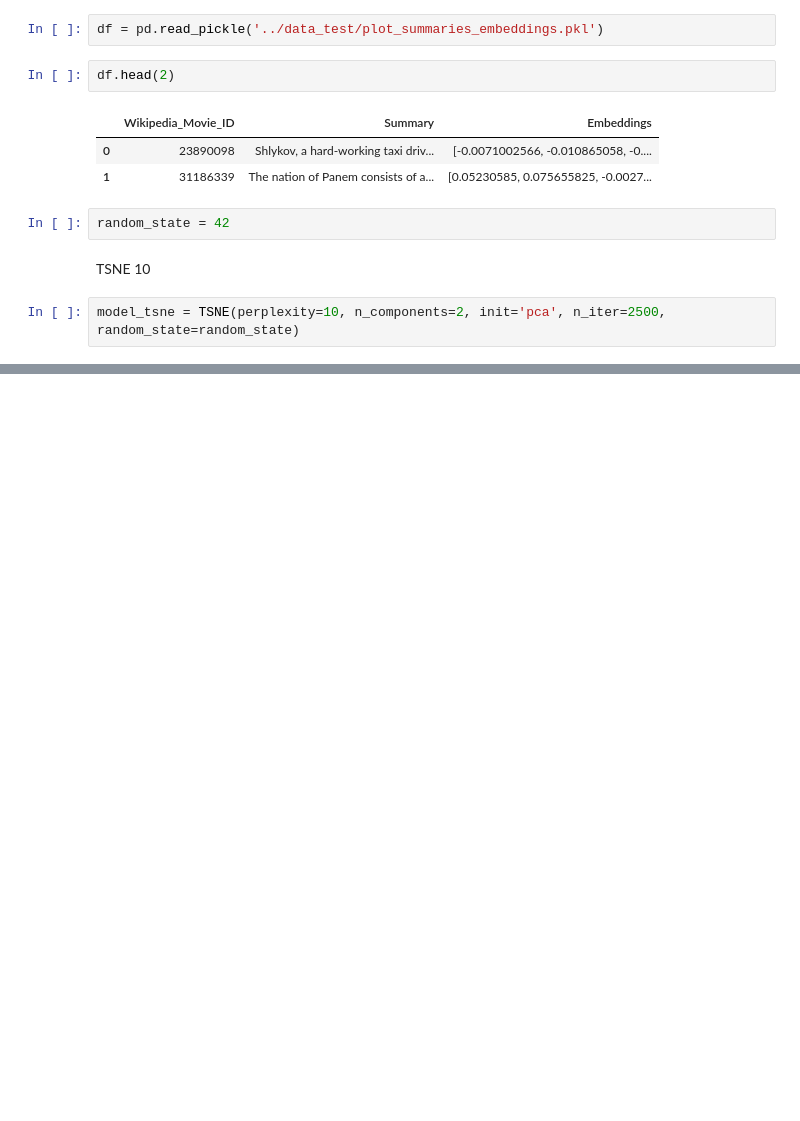
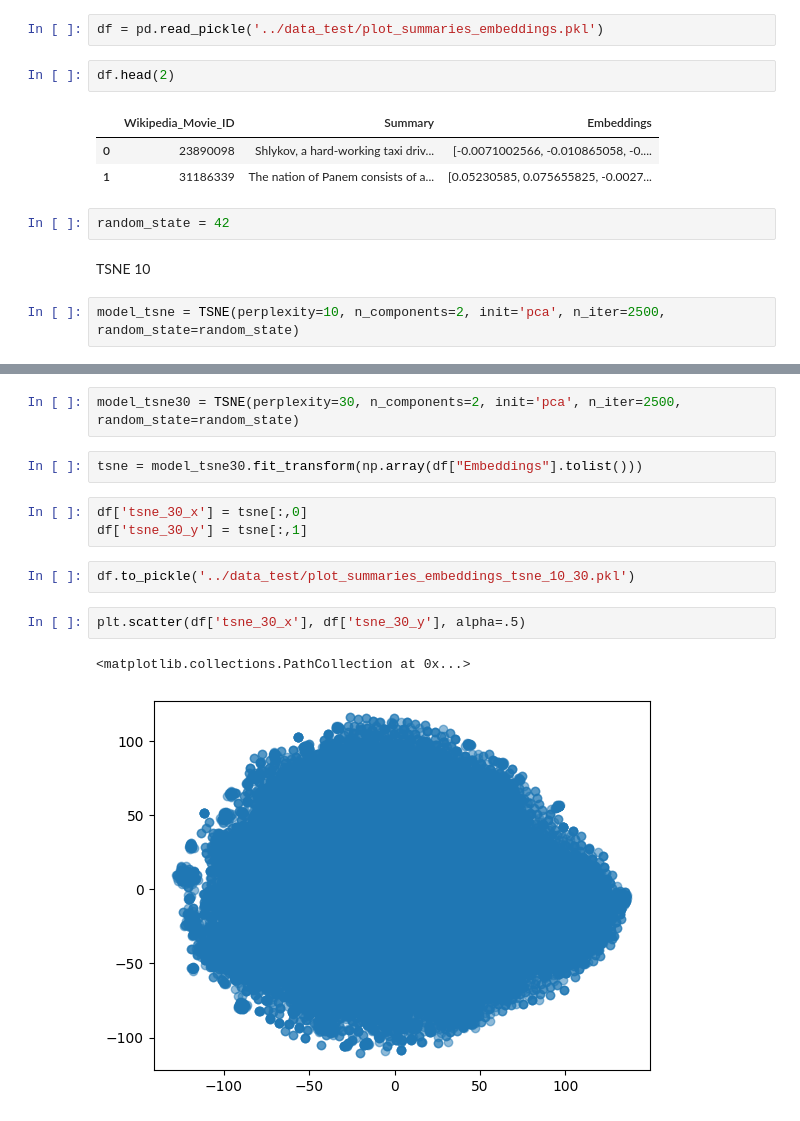
Before and after one commit to epfl-ada/ada-2022-project-robopros, a Jupyter notebook: NLP_notebooks/Clustering_summaries.ipynb, the cells around one changed output, grey strips where cells are left out. Cells and saved outputs as stored; diff of their text form; blank space fills up the shorter version.

```diff
--- a/NLP_notebooks/Clustering_summaries.ipynb
+++ b/NLP_notebooks/Clustering_summaries.ipynb
@@ -47,0 +62,14 @@ ValueError: setting an array element with a sequence.
+# %%
+model_tsne30 = TSNE(perplexity=30, n_components=2, init='pca', n_iter=2500, random_state=random_state)
+# %%
+tsne = model_tsne30.fit_transform(np.array(df["Embeddings"].tolist()))
+# %%
+df['tsne_30_x'] = tsne[:,0]
+df['tsne_30_y'] = tsne[:,1]
+# %%
+df.to_pickle('../data_test/plot_summaries_embeddings_tsne_10_30.pkl')
+# %%
+plt.scatter(df['tsne_30_x'], df['tsne_30_y'], alpha=.5)
+# %% [output]
+<matplotlib.collections.PathCollection at 0x...>
+[figure, added]
```
Also changed, not shown: parts of 7 cells of this notebook.
